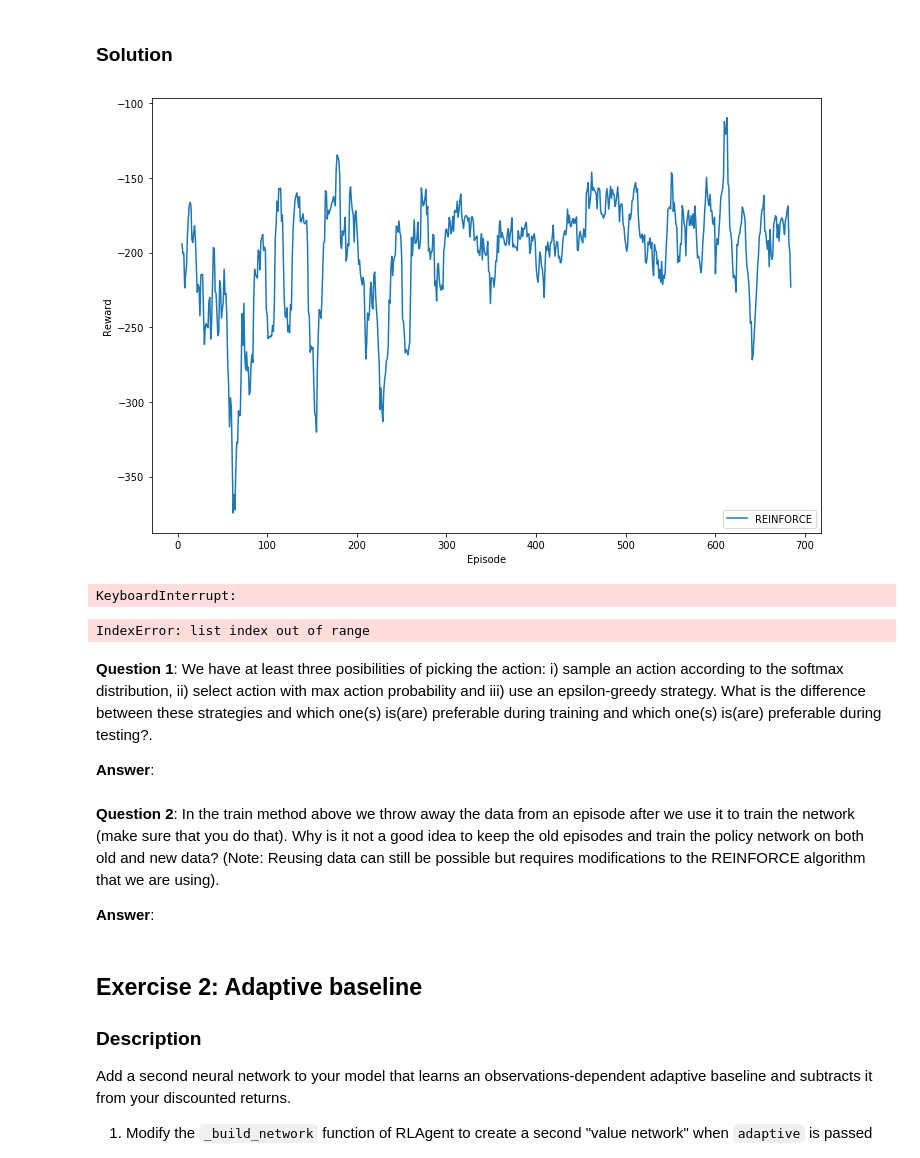
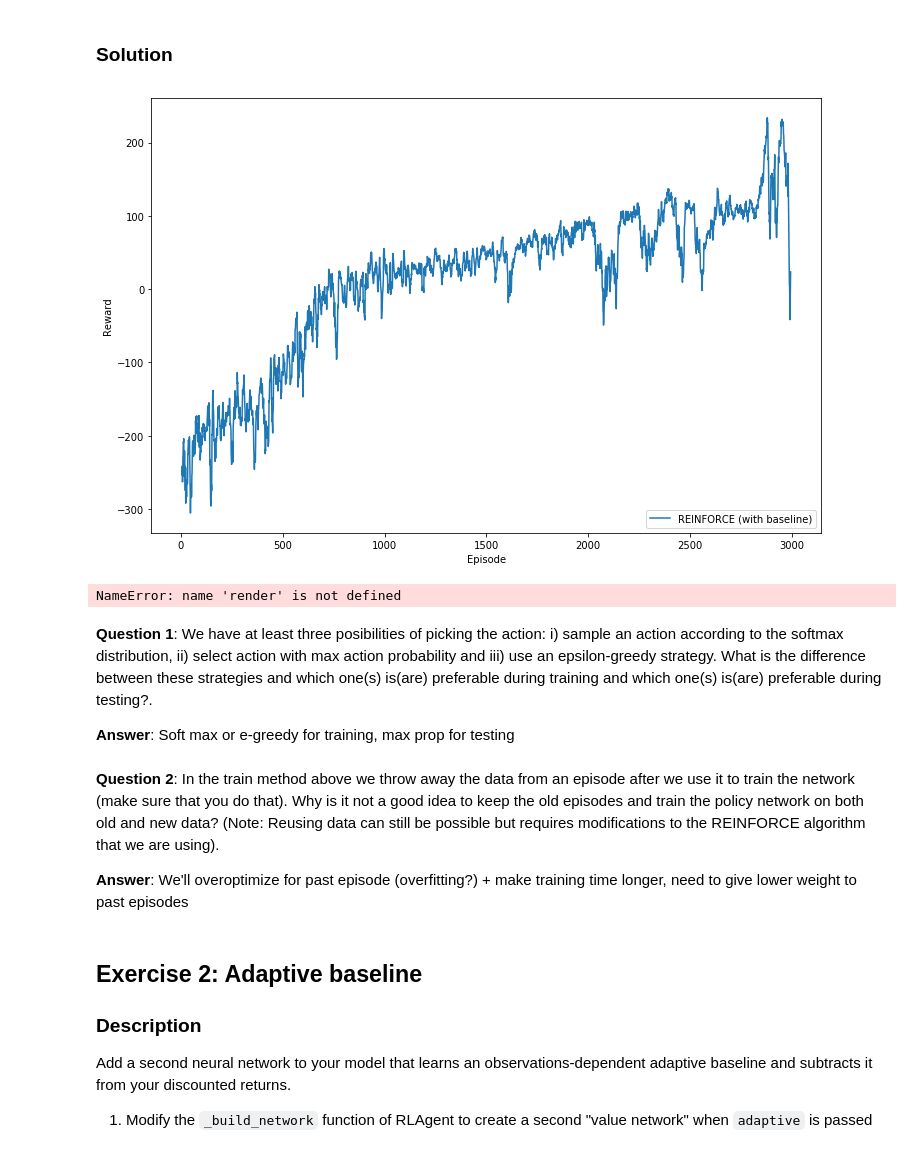
Before and after one commit to sylvainlugeon/rl_project, a Jupyter notebook: miniproject1.ipynb, the cells around one changed output. Drawn from its saved outputs; the diff is of its cells as text; code cells hidden in the pictures.

Commit message:
Seems to work with no, simple and adaptive baseline. Still need to tune the lr

```diff
--- a/miniproject1.ipynb
+++ b/miniproject1.ipynb
@@ -238,6 +236,8 @@ This is the method we will call to setup an experiment. Reinforcement learning u
 
 You don't need to add anything here; you will be working directly on the RL agent.
 # %%
+from tqdm import tqdm
+
 num_episodes = 3000
 
 def run_experiment(experiment_name, env, num_episodes, policy_learning_rate=0.001, value_learning_rate=0.001,
@@ -257,17 +257,18 @@ def run_experiment(experiment_name, env, num_episodes, policy_learning_rate=0.00
     rewards = []
     all_episode_frames = []
     step = 0
-    for episode in range(1, num_episodes+1):
+    for episode in tqdm(range(1, num_episodes+1), position=0):
 
-        #Update results plot and occasionally store an episode movie
+        # Update results plot and occasionally store an episode movie
         episode_frames = None
         if episode % 10 == 0:
             results[experiment_name] = np.array(rewards)
             results.plot(10)
+
         if episode % 500 == 0:
             episode_frames = []
 
-        #Reset the environment to a new episode
+        # Reset the environment to a new episode
         observation = env.reset()
         episode_reward = 0
 
@@ -417,28 +466,26 @@ WARNING: Running any experiments with the same names (first argument in run_expe
 # %% [markdown]
 ### Solution
 # %%
-#Supply a filename here to load results from disk
+# Supply a filename here to load results from disk
 results = Results()
-policy_learning_rate = 0.002
-_, _ = run_experiment("REINFORCE", discrete_env, num_episodes, policy_learning_rate)
-episodes, _ = run_experiment("REINFORCE (with baseline)", discrete_env, num_episodes, policy_learning_rate,
-                             baseline='simple')
+policy_learning_rate = 0.005
+# episodes, _ = run_experiment("REINFORCE", discrete_env, num_episodes, policy_learning_rate)
+episodes, _ = run_experiment("REINFORCE (with baseline)", discrete_env, num_episodes, policy_learning_rate, baseline='adaptive')
 # %% [output]
-[figure, old version]
+[figure, new version]
-KeyboardInterrupt:
 # %%
-render(episodes[-1], discrete_env)
+render(episodes[-3], discrete_env)
 # %% [output]
-IndexError: list index out of range
+NameError: name 'render' is not defined
 # %% [markdown]
 **Question 1**: We have at least three posibilities of picking the action: i) sample an action according to the softmax distribution, ii) select action with max action probability and iii) use an epsilon-greedy strategy. What is the difference between these strategies and which one(s) is(are) preferable during training and which one(s) is(are) preferable during testing?.
 
 
-**Answer**:
+**Answer**: Soft max or e-greedy for training, max prop for testing
 # %% [markdown]
 **Question 2**: In the train method above we throw away the data from an episode after we use it to train the network (make sure that you do that). Why is it not a good idea to keep the old episodes and train the policy network on both old and new data? (Note: Reusing data can still be possible but requires modifications to the REINFORCE algorithm that we are using).
 
-**Answer**:
+**Answer**: We'll overoptimize for past episode (overfitting?) + make training time longer, need to give lower weight to past episodes
 # %% [markdown]
 ## Exercise 2: Adaptive baseline
 ### Description
```
Also changed, not shown: parts of 5 cells of this notebook, 1 other file.
